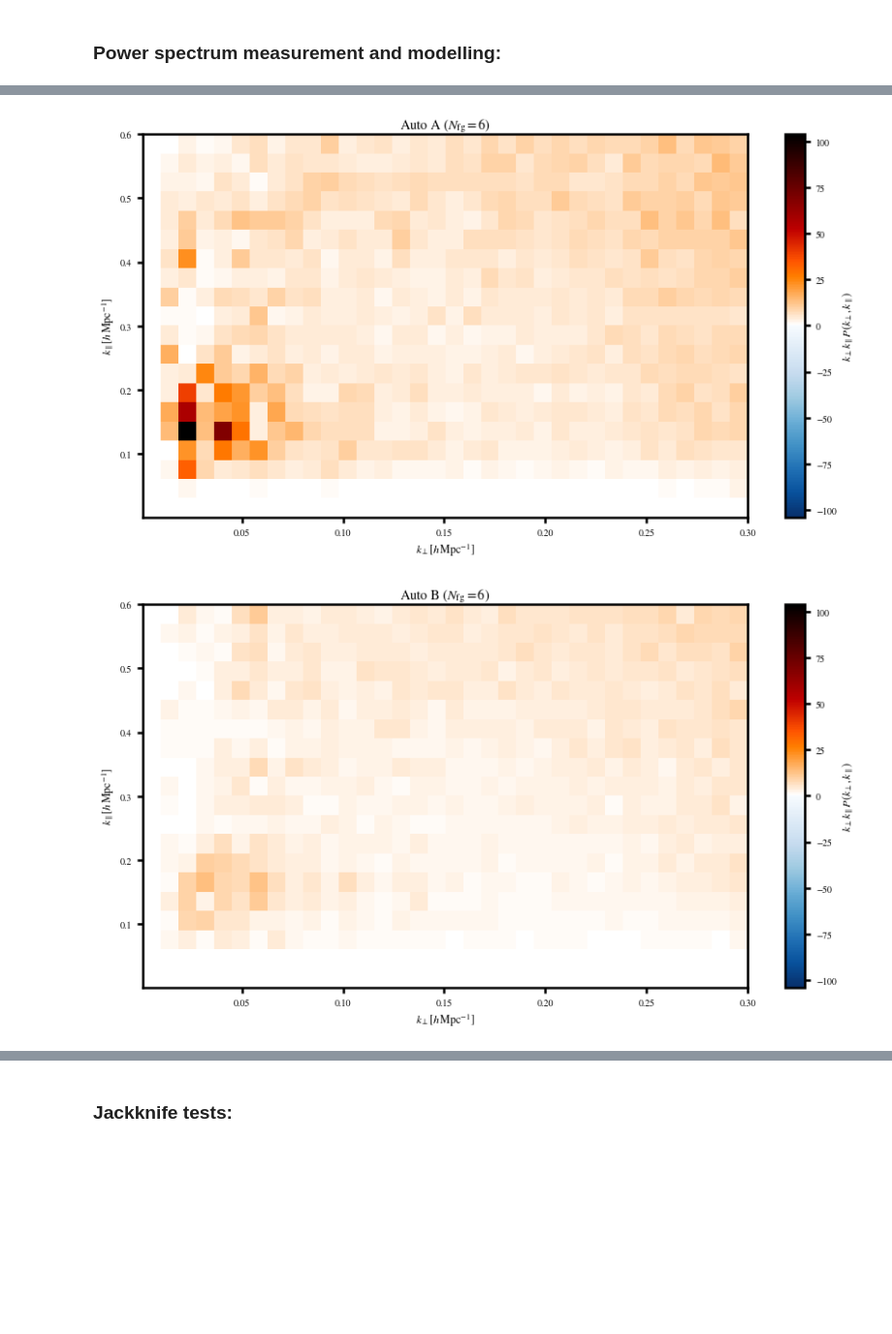
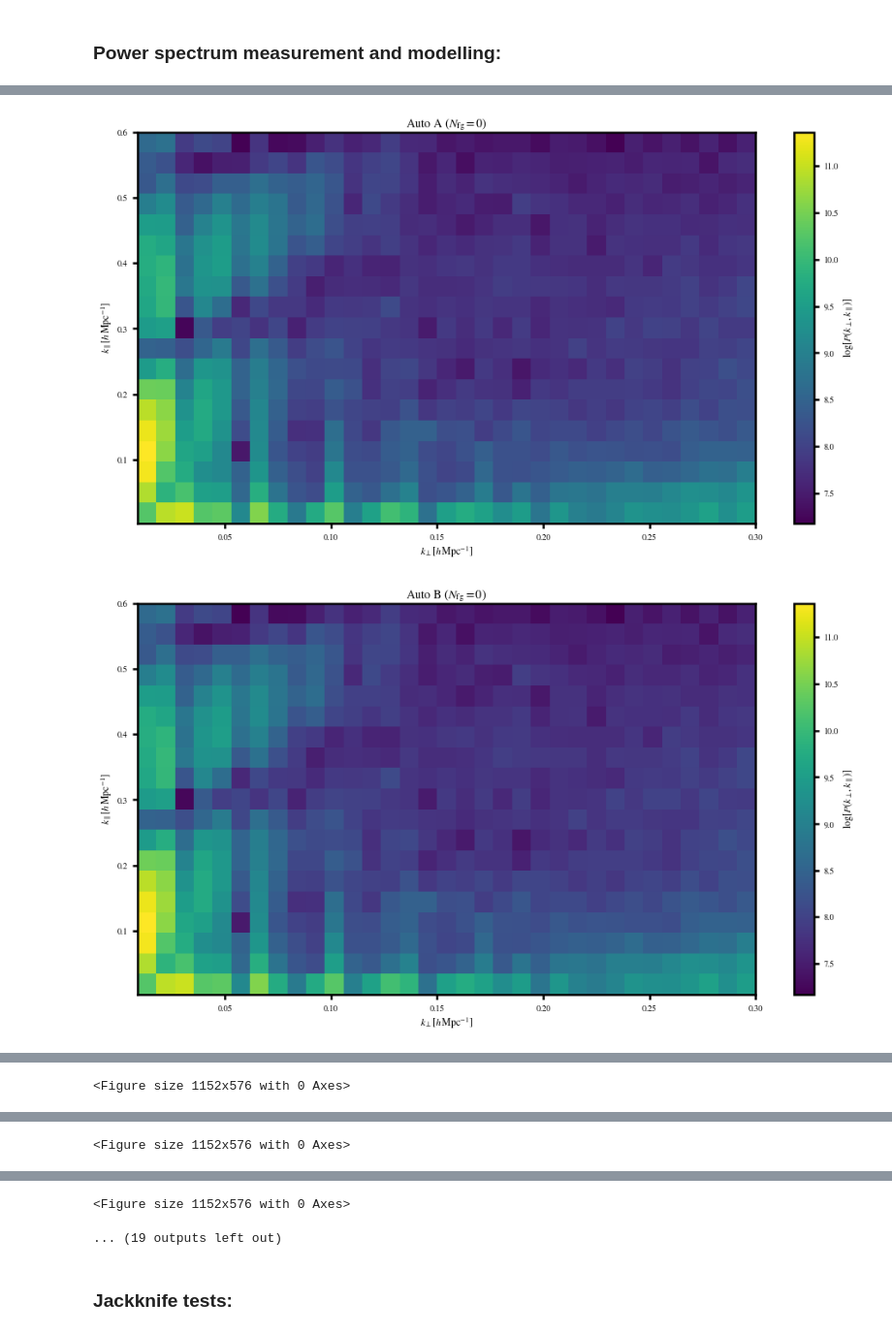
Before and after one commit to meerklass/meerpower, a Jupyter notebook: 2021Lband/autopower/pkpipe.ipynb, the cells around one changed output, grey strips where cells are left out. Shown at 97% size. Cells and saved outputs as stored; diff of their text form; code cells hidden in the pictures; blank space fills up the shorter version.

```diff
--- a/2021Lband/autopower/pkpipe.ipynb
+++ b/2021Lband/autopower/pkpipe.ipynb
@@ -32,7 +39,7 @@ import os
 sys.path.insert(1, '/idia/projects/hi_im/meerpower/meerpower')
 import Init
 import plot
-matplotlib.rcParams['figure.figsize'] = (14, 7)
+matplotlib.rcParams['figure.figsize'] = (16, 8)
 # %% [markdown]
 ### Build subset from level5 maps to cross-correlate:
 # %%
@@ -224,6 +240,7 @@ plt.show()
 # %%
-kperpbins = np.linspace(0.001,0.3,35)
-kparabins = np.linspace(0.001,0.6,21)
+### Chose 2D k-bins:
+kperpbins = np.linspace(0.00882353,0.3,34)
+kparabins = np.linspace(0.003,0.6,20)
 kperpcen = (kperpbins[1:] + kperpbins[:-1])/2
 kparacen = (kparabins[1:] + kparabins[:-1])/2
 kperpgrid = np.tile(kperpcen,(len(kparacen),1))
@@ -231,35 +248,81 @@ kparagrid = np.tile(kparacen,(len(kperpcen),1))
 kparagrid = np.swapaxes(kparagrid,0,1)
 kgrid = kperpcen * kparacen[:,np.newaxis]
 
+### Create split colorbar for 2D Pk negative values:
 import matplotlib.colors as mcolors
 colors1 = plt.cm.Blues_r(np.linspace(0., 1, 128))
 colors2 = plt.cm.gist_heat_r(np.linspace(0, 1, 128))
 colors = np.vstack((colors1, colors2))
 mycmap = mcolors.LinearSegmentedColormap.from_list('my_colormap', colors)
 
+### First examine autos at different N_fg:
+N_fgs = [0,1,2,3,4,5,6]
+vmin,vmax = 1.5,5.5
+for i in range(len(N_fgs)):
+    if i==0:
+        MKmap_clean_A = np.copy(MKmap_A)
+        MKmap_clean_B = np.copy(MKmap_B)
+    else:
+        MKmap_clean_A = foreground.PCAclean(MKmap_A,N_fg=N_fgs[i],W=W_A,w=None)
+        MKmap_clean_B = foreground.PCAclean(MKmap_B,N_fg=N_fgs[i],W=W_B,w=None)
+    MKmap_clean_rg_A,dims,dims0 = grid.comoving(blackman*MKmap_clean_A,ra,dec,nu,W=W_A,ndim=ndim)
+    MKmap_clean_rg_B,dims,dims0 = grid.comoving(blackman*MKmap_clean_B,ra,dec,nu,W=W_B,ndim=ndim)
+    w_rg_A,dims,dims0 = grid.comoving(blackman*w_A,ra,dec,nu,W=W_A,ndim=ndim)
+    w_rg_B,dims,dims0 = grid.comoving(blackman*w_B,ra,dec,nu,W=W_B,ndim=ndim)
+    W_rg_A,dims,dims0 = grid.comoving(blackman*W_A,ra,dec,nu,W=W_A,ndim=ndim)
+    W_rg_B,dims,dims0 = grid.comoving(blackman*W_B,ra,dec,nu,W=W_B,ndim=ndim)
+    Pk2D_A,k2d,nmodes = power.Pk2D(MKmap_clean_rg_A,MKmap_clean_rg_A,dims,kperpbins,kparabins,w1=w_rg_A,w2=w_rg_A,W1=W_rg_A,W2=W_rg_A)
+    Pk2D_B,k2d,nmodes = power.Pk2D(MKmap_clean_rg_B,MKmap_clean_rg_B,dims,kperpbins,kparabins,w1=w_rg_B,w2=w_rg_B,W1=W_rg_B,W2=W_rg_B)
+    Pk2D_AB,k2d,nmodes = power.Pk2D(MKmap_clean_rg_A,MKmap_clean_rg_B,dims,kperpbins,kparabins,w1=w_rg_A,w2=w_rg_B,W1=W_rg_A,W2=W_rg_B)
+    plt.figure()
+    if i==0: plt.pcolormesh(kperpbins,kparabins,np.log10(Pk2D_A),cmap='viridis')
+    else:  plt.pcolormesh(kperpbins,kparabins,np.log10(Pk2D_A),cmap='plasma',vmin=vmin,vmax=vmax)
+    plt.colorbar(label=r'log[$P(k_\perp,k_\parallel)$]')
+    plt.xlabel(r'$k_\perp [h\,{\rm Mpc}^{-1}]$')
+    plt.ylabel(r'$k_\parallel [h\,{\rm Mpc}^{-1}]$')
+    plt.title(r'Auto A ($N_{\rm fg}=%s$) '%N_fgs[i])
+    plt.figure()
+    if i==0: plt.pcolormesh(kperpbins,kparabins,np.log10(Pk2D_B),cmap='viridis')
+    else:  plt.pcolormesh(kperpbins,kparabins,np.log10(Pk2D_B),cmap='plasma',vmin=vmin,vmax=vmax)
+    plt.colorbar(label=r'log[$P(k_\perp,k_\parallel)$]')
+    plt.xlabel(r'$k_\perp [h\,{\rm Mpc}^{-1}]$')
+    plt.ylabel(r'$k_\parallel [h\,{\rm Mpc}^{-1}]$')
+    plt.title(r'Auto B ($N_{\rm fg}=%s$) '%N_fgs[i])
+    plt.figure()
+    vmaxX = np.max(kgrid*Pk2D_AB)
+    plt.pcolormesh(kperpbins,kparabins,kgrid*Pk2D_AB,cmap=mycmap,vmin=-vmaxX,vmax=vmaxX)
+    plt.colorbar(label=r'$k_\perp k_\parallel P(k_\perp,k_\parallel)$')
+    plt.xlabel(r'$k_\perp [h\,{\rm Mpc}^{-1}]$')
+    plt.ylabel(r'$k_\parallel [h\,{\rm Mpc}^{-1}]$')
+    plt.title(r'Cross ($N_{\rm fg}=%s$) '%N_fgs[i])
+    plt.figure()
+plt.show()
+
+
+### Examine autos compared to the cross:
 Pk2D_A,k2d,nmodes = power.Pk2D(MKmap_clean_rg_A,MKmap_clean_rg_A,dims,kperpbins,kparabins,w1=w_rg_A,w2=w_rg_A,W1=W_rg_A,W2=W_rg_A)
 Pk2D_B,k2d,nmodes = power.Pk2D(MKmap_clean_rg_B,MKmap_clean_rg_B,dims,kperpbins,kparabins,w1=w_rg_B,w2=w_rg_B,W1=W_rg_B,W2=W_rg_B)
 Pk2D_AB,k2d,nmodes = power.Pk2D(MKmap_clean_rg_A,MKmap_clean_rg_B,dims,kperpbins,kparabins,w1=w_rg_A,w2=w_rg_B,W1=W_rg_A,W2=W_rg_B)
 vmax = np.max([kgrid*Pk2D_A,kgrid*Pk2D_B,kgrid*Pk2D_AB])
 plt.pcolormesh(kperpbins,kparabins,kgrid*Pk2D_A,cmap=mycmap,vmin=-vmax,vmax=vmax)
 plt.colorbar(label=r'$k_\perp k_\parallel P(k_\perp,k_\parallel)$')
 plt.xlabel(r'$k_\perp [h\,{\rm Mpc}^{-1}]$')
 plt.ylabel(r'$k_\parallel [h\,{\rm Mpc}^{-1}]$')
 plt.title(r'Auto A ($N_{\rm fg}=%s$) '%N_fgs[-1])
 plt.show()
 plt.pcolormesh(kperpbins,kparabins,kgrid*Pk2D_B,cmap=mycmap,vmin=-vmax,vmax=vmax)
 plt.colorbar(label=r'$k_\perp k_\parallel P(k_\perp,k_\parallel)$')
 plt.xlabel(r'$k_\perp [h\,{\rm Mpc}^{-1}]$')
 plt.ylabel(r'$k_\parallel [h\,{\rm Mpc}^{-1}]$')
 plt.title(r'Auto B ($N_{\rm fg}=%s$) '%N_fgs[-1])
 plt.show()
 vmax = np.max(kgrid*Pk2D_AB)
 plt.pcolormesh(kperpbins,kparabins,kgrid*Pk2D_AB,cmap=mycmap,vmin=-vmax,vmax=vmax)
 plt.colorbar(label=r'$k_\perp k_\parallel P(k_\perp,k_\parallel)$')
 plt.xlabel(r'$k_\perp [h\,{\rm Mpc}^{-1}]$')
 plt.ylabel(r'$k_\parallel [h\,{\rm Mpc}^{-1}]$')
 plt.title(r'Cross ($N_{\rm fg}=%s$) '%N_fgs[-1])
 plt.show()
 # %% [output]
-[figure, old version]
+[figure, new version]
-[figure, old version]
+[figure, new version]
@@ -266,0 +330 @@ plt.show()
+<Figure size 1152x576 with 0 Axes>
@@ -266,0 +334 @@ plt.show()
+<Figure size 1152x576 with 0 Axes>
@@ -267,3 +338,5 @@ plt.show()
+<Figure size 1152x576 with 0 Axes>
+... (19 outputs left out)
 # %% [markdown]
 ### Jackknife tests:
 # %%
```
Also changed, not shown: parts of 11 cells of this notebook.
